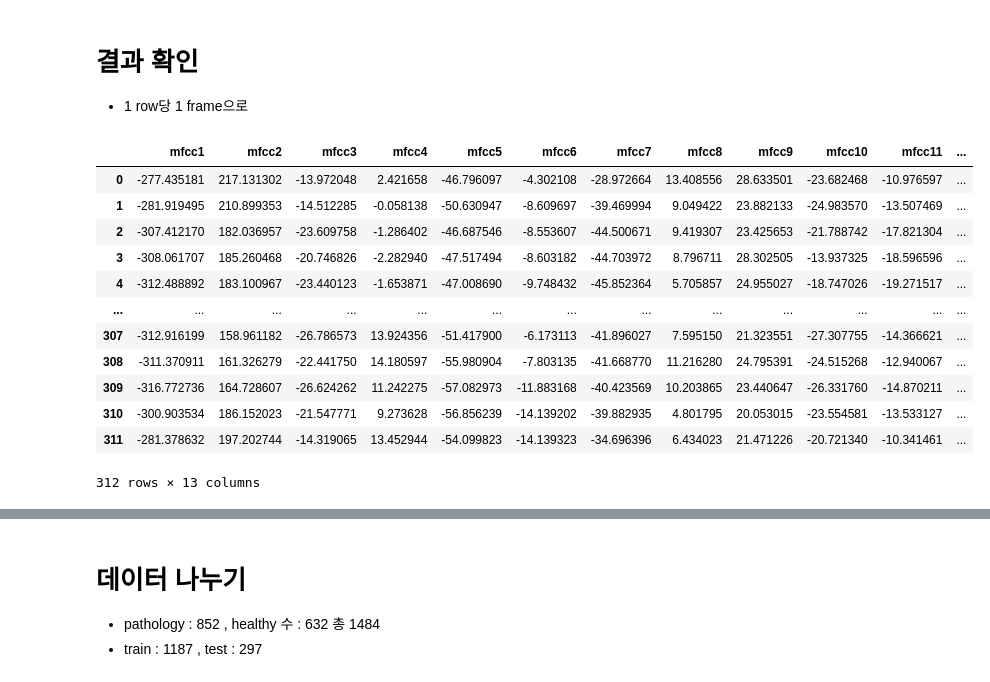
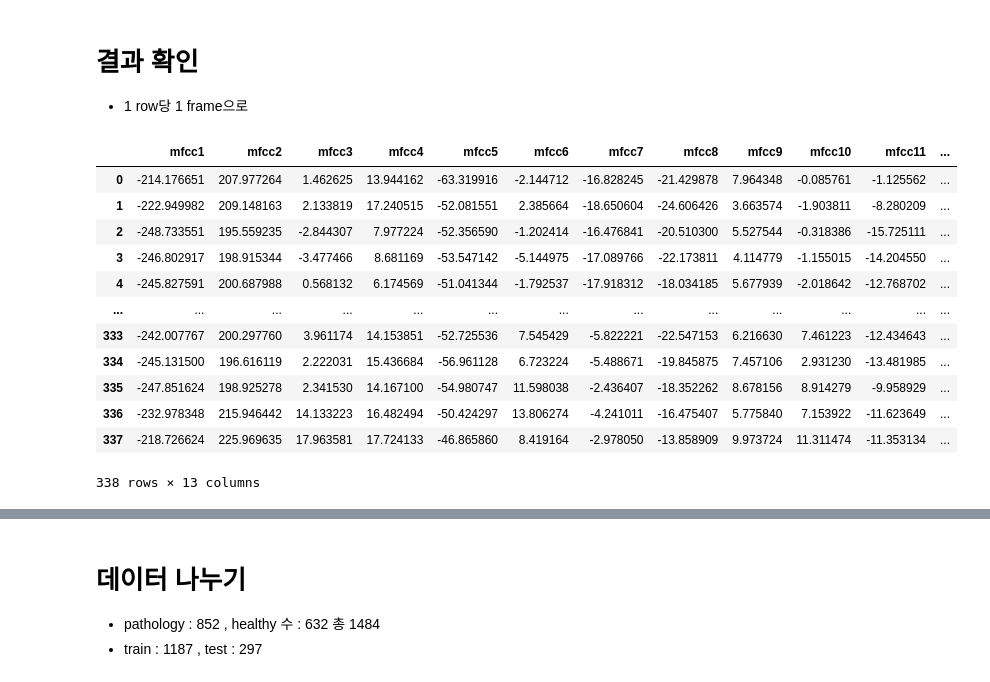
Before and after one commit to bub3690/voice_pathology_ai, a Jupyter notebook: model/model-mfcc-a.ipynb, the cells around one changed output, grey strips where cells are left out. Drawn from its saved outputs; the diff is of its cells as text; code cells hidden in the pictures.

```diff
--- a/model/model-mfcc-a.ipynb
+++ b/model/model-mfcc-a.ipynb
@@ -102,21 +102,21 @@ print(healthy_max/sr,"초")
 # %%
 len(healthy[0][2]) #1번 : 파일. 2번:mfcc
 headers = "mfcc1 mfcc2 mfcc3 mfcc4 mfcc5 mfcc6 mfcc7 mfcc8 mfcc9 mfcc10 mfcc11 mfcc12 mfcc13".split()
-pd.DataFrame(healthy[0].T,columns=headers)
+pd.DataFrame(healthy[1].T,columns=headers)
 # %% [output]
 |  | mfcc1 | mfcc2 | mfcc3 | mfcc4 | mfcc5 | mfcc6 | mfcc7 | mfcc8 | mfcc9 | mfcc10 | mfcc11 | ... |
-| 0 | -277.435181 | 217.131302 | -13.972048 | 2.421658 | -46.796097 | -4.302108 | -28.972664 | 13.408556 | 28.633501 | -23.682468 | -10.976597 | ... |
-| 1 | -281.919495 | 210.899353 | -14.512285 | -0.058138 | -50.630947 | -8.609697 | -39.469994 | 9.049422 | 23.882133 | -24.983570 | -13.507469 | ... |
-| 2 | -307.412170 | 182.036957 | -23.609758 | -1.286402 | -46.687546 | -8.553607 | -44.500671 | 9.419307 | 23.425653 | -21.788742 | -17.821304 | ... |
-| 3 | -308.061707 | 185.260468 | -20.746826 | -2.282940 | -47.517494 | -8.603182 | -44.703972 | 8.796711 | 28.302505 | -13.937325 | -18.596596 | ... |
-| 4 | -312.488892 | 183.100967 | -23.440123 | -1.653871 | -47.008690 | -9.748432 | -45.852364 | 5.705857 | 24.955027 | -18.747026 | -19.271517 | ... |
+| 0 | -214.176651 | 207.977264 | 1.462625 | 13.944162 | -63.319916 | -2.144712 | -16.828245 | -21.429878 | 7.964348 | -0.085761 | -1.125562 | ... |
+| 1 | -222.949982 | 209.148163 | 2.133819 | 17.240515 | -52.081551 | 2.385664 | -18.650604 | -24.606426 | 3.663574 | -1.903811 | -8.280209 | ... |
+| 2 | -248.733551 | 195.559235 | -2.844307 | 7.977224 | -52.356590 | -1.202414 | -16.476841 | -20.510300 | 5.527544 | -0.318386 | -15.725111 | ... |
+| 3 | -246.802917 | 198.915344 | -3.477466 | 8.681169 | -53.547142 | -5.144975 | -17.089766 | -22.173811 | 4.114779 | -1.155015 | -14.204550 | ... |
+| 4 | -245.827591 | 200.687988 | 0.568132 | 6.174569 | -51.041344 | -1.792537 | -17.918312 | -18.034185 | 5.677939 | -2.018642 | -12.768702 | ... |
 | ... | ... | ... | ... | ... | ... | ... | ... | ... | ... | ... | ... | ... |
-| 307 | -312.916199 | 158.961182 | -26.786573 | 13.924356 | -51.417900 | -6.173113 | -41.896027 | 7.595150 | 21.323551 | -27.307755 | -14.366621 | ... |
-| 308 | -311.370911 | 161.326279 | -22.441750 | 14.180597 | -55.980904 | -7.803135 | -41.668770 | 11.216280 | 24.795391 | -24.515268 | -12.940067 | ... |
-| 309 | -316.772736 | 164.728607 | -26.624262 | 11.242275 | -57.082973 | -11.883168 | -40.423569 | 10.203865 | 23.440647 | -26.331760 | -14.870211 | ... |
-| 310 | -300.903534 | 186.152023 | -21.547771 | 9.273628 | -56.856239 | -14.139202 | -39.882935 | 4.801795 | 20.053015 | -23.554581 | -13.533127 | ... |
-| 311 | -281.378632 | 197.202744 | -14.319065 | 13.452944 | -54.099823 | -14.139323 | -34.696396 | 6.434023 | 21.471226 | -20.721340 | -10.341461 | ... |
+| 333 | -242.007767 | 200.297760 | 3.961174 | 14.153851 | -52.725536 | 7.545429 | -5.822221 | -22.547153 | 6.216630 | 7.461223 | -12.434643 | ... |
+| 334 | -245.131500 | 196.616119 | 2.222031 | 15.436684 | -56.961128 | 6.723224 | -5.488671 | -19.845875 | 7.457106 | 2.931230 | -13.481985 | ... |
+| 335 | -247.851624 | 198.925278 | 2.341530 | 14.167100 | -54.980747 | 11.598038 | -2.436407 | -18.352262 | 8.678156 | 8.914279 | -9.958929 | ... |
+| 336 | -232.978348 | 215.946442 | 14.133223 | 16.482494 | -50.424297 | 13.806274 | -4.241011 | -16.475407 | 5.775840 | 7.153922 | -11.623649 | ... |
+| 337 | -218.726624 | 225.969635 | 17.963581 | 17.724133 | -46.865860 | 8.419164 | -2.978050 | -13.858909 | 9.973724 | 11.311474 | -11.353134 | ... |
-312 rows × 13 columns
+338 rows × 13 columns
 # %%
 healthy[0].shape[1]
 # %% [output]
```
Also changed, not shown: parts of 1 cell of this notebook, 8 other files.
